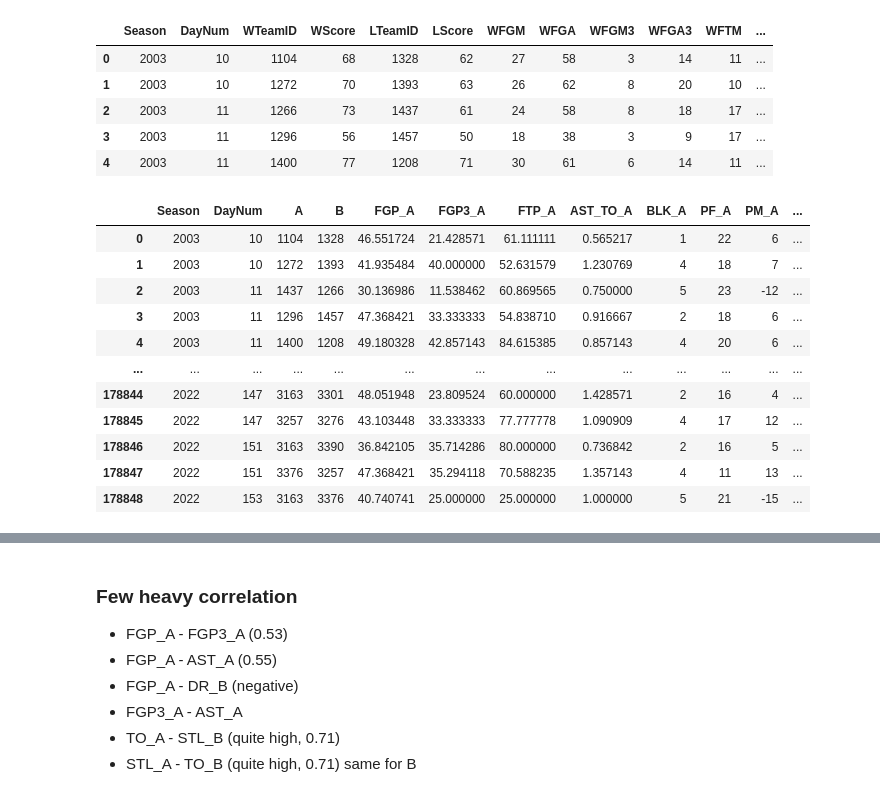
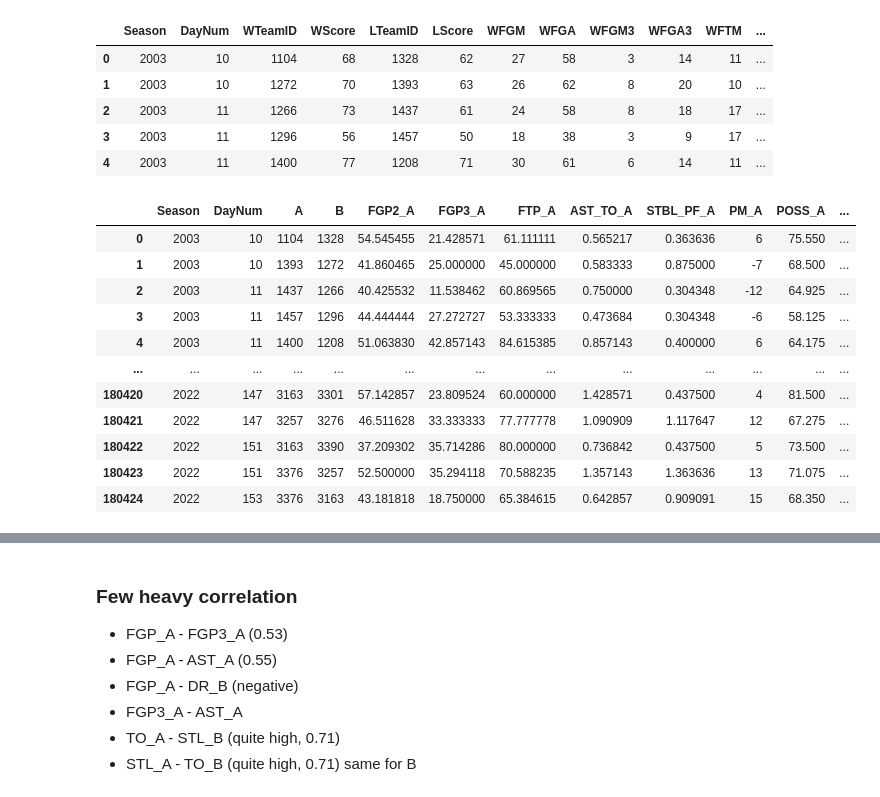
Before and after one commit to sidthakur08/mm-2023, a Jupyter notebook: data exp.ipynb, the cells around one changed output, grey strips where cells are left out. Saved outputs shown, nothing was run; the diff lists cells and outputs as text; code cells hidden in the pictures.

Commit message:
updated the data exp for regular season

```diff
--- a/data exp.ipynb
+++ b/data exp.ipynb
@@ -164,9 +163,9 @@ for row in tqdm(reg_data.itertuples()):
         new_reg_data['A'] = row.WTeamID
         new_reg_data['B'] = row.LTeamID
         try:
-            new_reg_data['FGP_A'] = (row.WFGM / row.WFGA) * 100
+            new_reg_data['FGP2_A'] = ((row.WFGM - row.WFGM3)/ (row.WFGA - row.WFGA3)) * 100
         except:
-            new_reg_data['FGP_A'] = 0
+            new_reg_data['FGP2_A'] = 0
         try:
             new_reg_data['FGP3_A'] = (row.WFGM3 / row.WFGA3) * 100
         except:
@@ -175,22 +174,21 @@ for row in tqdm(reg_data.itertuples()):
             new_reg_data['FTP_A'] = (row.WFTM / row.WFTA) * 100
         except:
             new_reg_data['FTP_A'] = 0
-        #new_reg_data['OR_A'] = row.WOR
-        #new_reg_data['DR_A'] = row.WDR
         try:
             new_reg_data['AST_TO_A'] = row.WAst/row.WTO
         except:
             new_reg_data['AST_TO_A'] = row.WAst/(row.WTO+1)
-        #new_reg_data['STL_A'] = row.WStl
-        new_reg_data['BLK_A'] = row.WBlk
-        new_reg_data['PF_A'] = row.WPF
+        try:
+            new_reg_data['STBL_PF_A'] = (row.WStl + row.WBlk)/row.WPF # steal + block / personal foul
+        except:
+            new_reg_data['STBL_PF_A'] = (row.WStl + row.WBlk)/(row.WPF+1)
         new_reg_data['PM_A'] = row.WScore - row.LScore # plus minus for team A
         new_reg_data['POSS_A'] = row.WFGA - row.WOR + row.WTO + (0.475*row.WFTA) # https://thepowerrank.com/cbb-analytics/ possession
-        new_reg_data['REB_DIFF_A'] = row.WOR - row.WDR
+        new_reg_data['REB_DIFF_A'] = (row.WOR/(row.WFGA-row.WFGM)) - (row.WDR/(row.LFGA-row.LFGM))
         try:
-            new_reg_data['FGP_B'] = (row.LFGM / row.LFGA) * 100
+            new_reg_data['FGP2_B'] = ((row.LFGM - row.LFGM3)/ (row.LFGA - row.LFGA3)) * 100
         except:
-            new_reg_data['FGP_B'] = 0
+            new_reg_data['FGP2_B'] = 0
         try:
             new_reg_data['FGP3_B'] = (row.LFGM3 / row.LFGA3) * 100
         except:
@@ -199,26 +197,25 @@ for row in tqdm(reg_data.itertuples()):
             new_reg_data['FTP_B'] = (row.LFTM / row.LFTA) * 100
         except:
             new_reg_data['FTP_B'] = 0
-        #new_reg_data['OR_B'] = row.LOR
-        #new_reg_data['DR_B'] = row.LDR
         try:
             new_reg_data['AST_TO_B'] = row.LAst/row.LTO
         except:
             new_reg_data['AST_TO_B'] = row.LAst/(row.LTO+1)
-        #new_reg_data['STL_B'] = row.LStl
-        new_reg_data['BLK_B'] = row.LBlk
-        new_reg_data['PF_B'] = row.LPF
+        try:
+            new_reg_data['STBL_PF_B'] = (row.LStl + row.LBlk)/row.LPF
+        except:
+            new_reg_data['STBL_PF_B'] = (row.LStl + row.LBlk)/(row.LPF+1)
         new_reg_data['PM_B'] = row.LScore - row.WScore # plus minus for team B
         new_reg_data['POSS_B'] = row.LFGA - row.LOR + row.LTO + (0.475*row.LFTA)
-        new_reg_data['REB_DIFF_B'] = row.LOR - row.LDR
+        new_reg_data['REB_DIFF_B'] = (row.LOR/(row.LFGA-row.LFGM)) - (row.LDR/(row.WFGA-row.WFGM))
         new_reg_data['Win'] = 1
     else:
         new_reg_data['A'] = row.LTeamID
         new_reg_data['B'] = row.WTeamID
         try:
-            new_reg_data['FGP_A'] = (row.LFGM / row.LFGA) * 100
+            new_reg_data['FGP2_A'] = ((row.LFGM - row.LFGM3)/ (row.LFGA - row.LFGA3)) * 100
         except:
-            new_reg_data['FGP_A'] = 0
+            new_reg_data['FGP2_A'] = 0
         try:
             new_reg_data['FGP3_A'] = (row.LFGM3 / row.LFGA3) * 100
         except:
@@ -227,58 +224,56 @@ for row in tqdm(reg_data.itertuples()):
             new_reg_data['FTP_A'] = (row.LFTM / row.LFTA) * 100
         except:
             new_reg_data['FTP_A'] = 0
-        #new_reg_data['OR_A'] = row.LOR
-        #new_reg_data['DR_A'] = row.LDR
         try:
             new_reg_data['AST_TO_A'] = row.LAst/row.LTO
         except:
             new_reg_data['AST_TO_A'] = row.LAst/(row.LTO+1)
-        #new_reg_data['STL_A'] = row.LStl
-        new_reg_data['BLK_A'] = row.LBlk
-        new_reg_data['PF_A'] = row.LPF
+        try:
+            new_reg_data['STBL_PF_A'] = (row.LStl + row.LBlk)/row.LPF
+        except:
+            new_reg_data['STBL_PF_A'] = (row.LStl + row.LBlk)/(row.LPF+1)
         new_reg_data['PM_A'] = row.LScore - row.WScore # plus minus for team A
         new_reg_data['POSS_A'] = row.LFGA - row.LOR + row.LTO + (0.475*row.LFTA)
-        new_reg_data['REB_DIFF_A'] = row.LOR - row.LDR
+        new_reg_data['REB_DIFF_A'] = (row.LOR/(row.LFGA-row.LFGM)) - (row.LDR/(row.WFGA-row.WFGM))
         try:
-            new_reg_data['FGP_B'] = (row.WFGM / row.WFGA) * 100
+            new_reg_data['FGP2_B'] = ((row.WFGM - row.WFGM3)/ (row.WFGA - row.WFGA3)) * 100
         except:
-            new_reg_data['FGP_B'] = 0
+            new_reg_data['FGP2_B'] = 0
         try:
             new_reg_data['FGP3_B'] = (row.WFGM3 / row.WFGA3) * 100
         except:
             new_reg_data['FGP3_B'] = 0
         try:
             new_reg_data['FTP_B'] = (row.WFTM / row.WFTA) * 100
         except:
             new_reg_data['FTP_B'] = 0
-        #new_reg_data['OR_B'] = row.WOR
-        #new_reg_data['DR_B'] = row.WDR
         try:
             new_reg_data['AST_TO_B'] = row.WAst/row.WTO
         except:
             new_reg_data['AST_TO_B'] = row.WAst/(row.WTO+1)
-        #new_reg_data['STL_B'] = row.WStl
-        new_reg_data['BLK_B'] = row.WBlk
-        new_reg_data['PF_B'] = row.WPF
+        try:
+            new_reg_data['STBL_PF_B'] = (row.WStl + row.WBlk)/row.WPF
+        except:
+            new_reg_data['STBL_PF_B'] = (row.WStl + row.WBlk)/(row.WPF+1)
         new_reg_data['PM_B'] = row.WScore - row.LScore # plus minus for team B
         new_reg_data['POSS_B'] = row.WFGA - row.WOR + row.WTO + (0.475*row.WFTA)
-        new_reg_data['REB_DIFF_B'] = row.WOR - row.WDR
+        new_reg_data['REB_DIFF_B'] = (row.WOR/(row.WFGA-row.WFGM)) - (row.WDR/(row.LFGA-row.LFGM))
         new_reg_data['Win'] = 0
 
     list_reg_data.append(new_reg_data)
 
 new_reg_data = pd.DataFrame(list_reg_data)
 new_reg_data
 # %% [output]
-|  | Season | DayNum | A | B | FGP_A | FGP3_A | FTP_A | AST_TO_A | BLK_A | PF_A | PM_A | ... |
-| 0 | 2003 | 10 | 1104 | 1328 | 46.551724 | 21.428571 | 61.111111 | 0.565217 | 1 | 22 | 6 | ... |
-| 1 | 2003 | 10 | 1272 | 1393 | 41.935484 | 40.000000 | 52.631579 | 1.230769 | 4 | 18 | 7 | ... |
-| 2 | 2003 | 11 | 1437 | 1266 | 30.136986 | 11.538462 | 60.869565 | 0.750000 | 5 | 23 | -12 | ... |
-| 3 | 2003 | 11 | 1296 | 1457 | 47.368421 | 33.333333 | 54.838710 | 0.916667 | 2 | 18 | 6 | ... |
-| 4 | 2003 | 11 | 1400 | 1208 | 49.180328 | 42.857143 | 84.615385 | 0.857143 | 4 | 20 | 6 | ... |
+|  | Season | DayNum | A | B | FGP2_A | FGP3_A | FTP_A | AST_TO_A | STBL_PF_A | PM_A | POSS_A | ... |
+| 0 | 2003 | 10 | 1104 | 1328 | 54.545455 | 21.428571 | 61.111111 | 0.565217 | 0.363636 | 6 | 75.550 | ... |
+| 1 | 2003 | 10 | 1393 | 1272 | 41.860465 | 25.000000 | 45.000000 | 0.583333 | 0.875000 | -7 | 68.500 | ... |
+| 2 | 2003 | 11 | 1437 | 1266 | 40.425532 | 11.538462 | 60.869565 | 0.750000 | 0.304348 | -12 | 64.925 | ... |
+| 3 | 2003 | 11 | 1457 | 1296 | 44.444444 | 27.272727 | 53.333333 | 0.473684 | 0.304348 | -6 | 58.125 | ... |
+| 4 | 2003 | 11 | 1400 | 1208 | 51.063830 | 42.857143 | 84.615385 | 0.857143 | 0.400000 | 6 | 64.175 | ... |
 | ... | ... | ... | ... | ... | ... | ... | ... | ... | ... | ... | ... | ... |
-| 178844 | 2022 | 147 | 3163 | 3301 | 48.051948 | 23.809524 | 60.000000 | 1.428571 | 2 | 16 | 4 | ... |
-| 178845 | 2022 | 147 | 3257 | 3276 | 43.103448 | 33.333333 | 77.777778 | 1.090909 | 4 | 17 | 12 | ... |
-| 178846 | 2022 | 151 | 3163 | 3390 | 36.842105 | 35.714286 | 80.000000 | 0.736842 | 2 | 16 | 5 | ... |
-| 178847 | 2022 | 151 | 3376 | 3257 | 47.368421 | 35.294118 | 70.588235 | 1.357143 | 4 | 11 | 13 | ... |
-| 178848 | 2022 | 153 | 3163 | 3376 | 40.740741 | 25.000000 | 25.000000 | 1.000000 | 5 | 21 | -15 | ... |
+| 180420 | 2022 | 147 | 3163 | 3301 | 57.142857 | 23.809524 | 60.000000 | 1.428571 | 0.437500 | 4 | 81.500 | ... |
+| 180421 | 2022 | 147 | 3257 | 3276 | 46.511628 | 33.333333 | 77.777778 | 1.090909 | 1.117647 | 12 | 67.275 | ... |
+| 180422 | 2022 | 151 | 3163 | 3390 | 37.209302 | 35.714286 | 80.000000 | 0.736842 | 0.437500 | 5 | 73.500 | ... |
+| 180423 | 2022 | 151 | 3376 | 3257 | 52.500000 | 35.294118 | 70.588235 | 1.357143 | 1.363636 | 13 | 71.075 | ... |
+| 180424 | 2022 | 153 | 3376 | 3163 | 43.181818 | 18.750000 | 65.384615 | 0.642857 | 0.909091 | 15 | 68.350 | ... |
```
Also changed, not shown: parts of 20 cells of this notebook.
